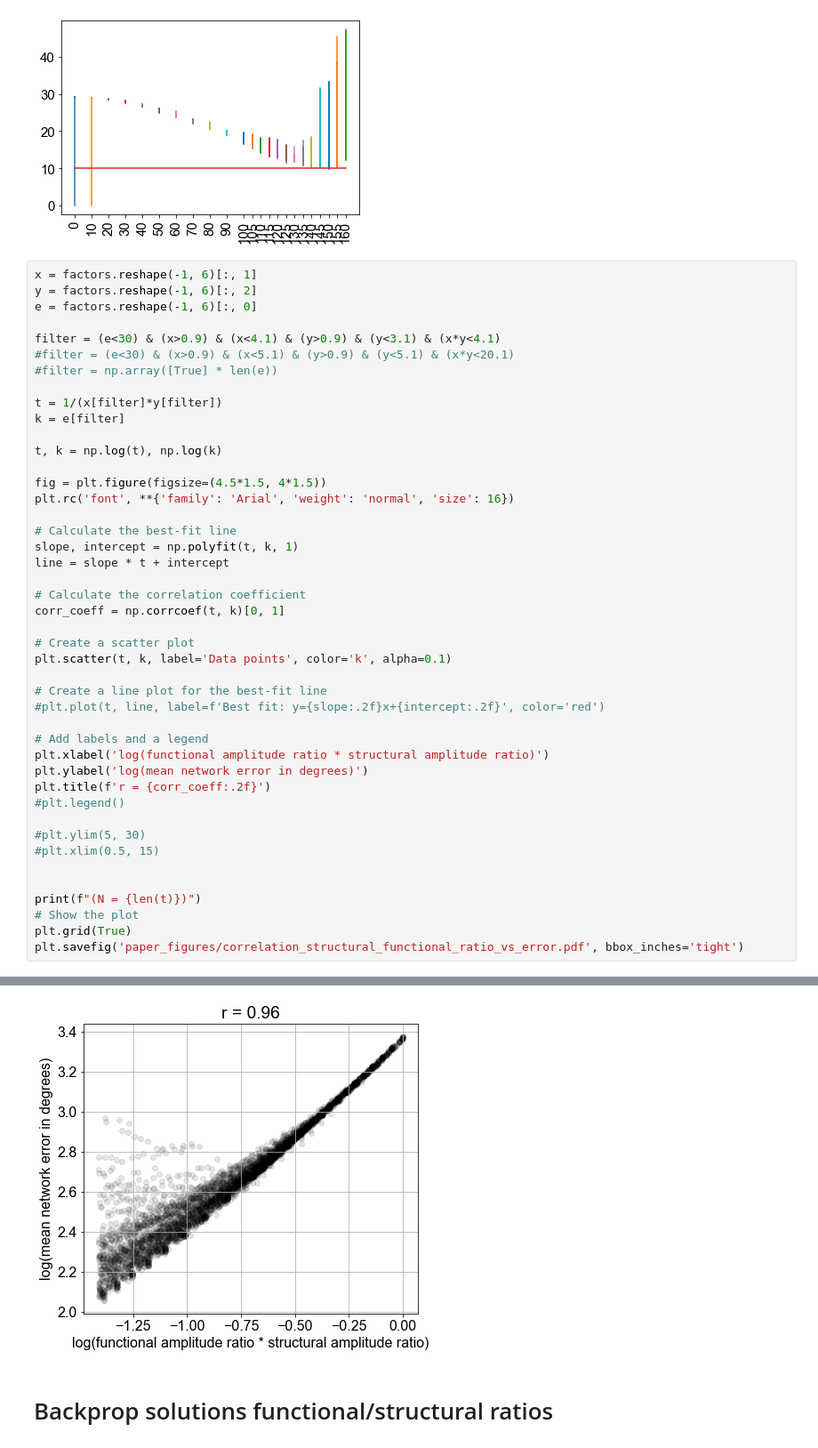
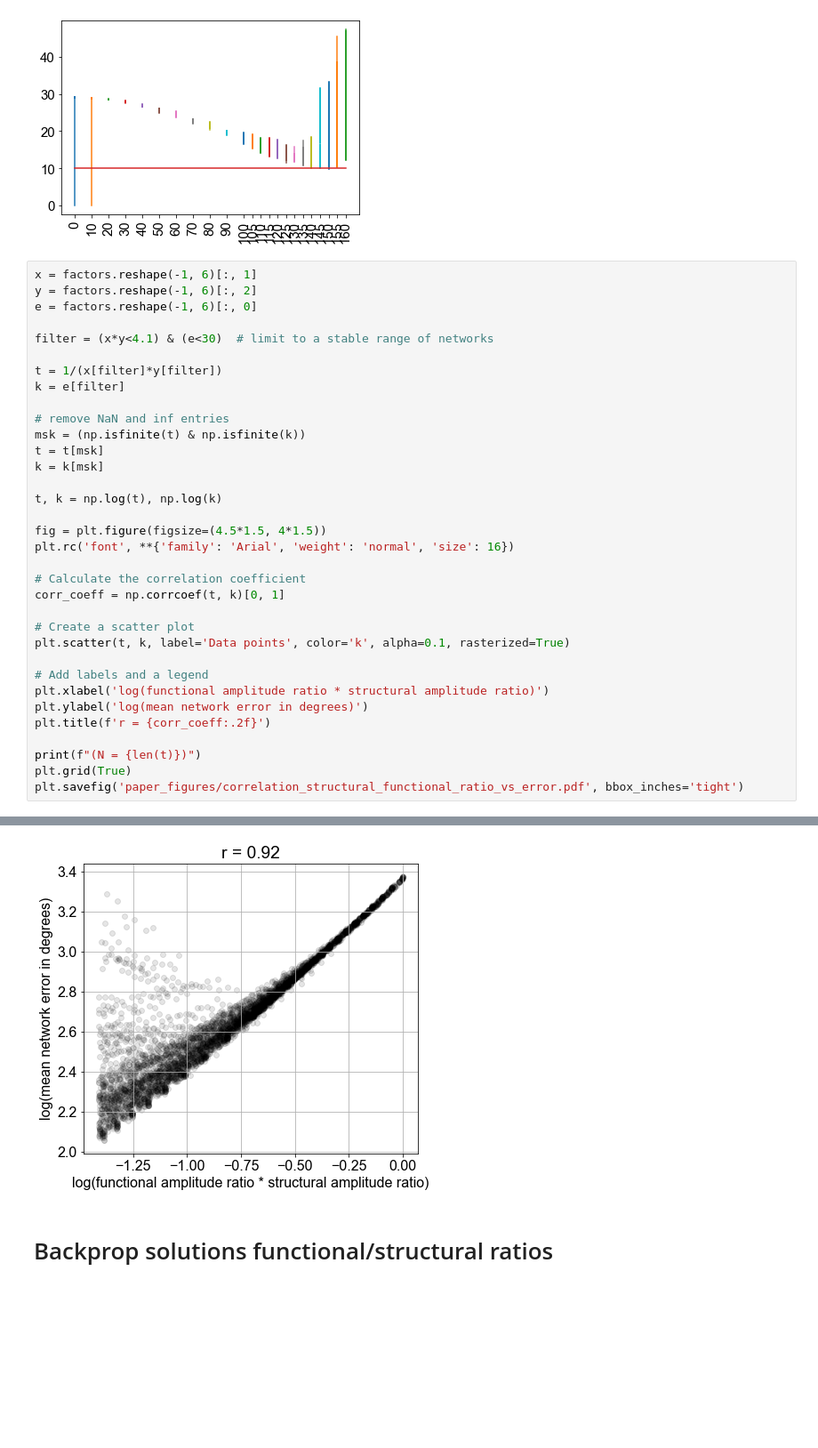
Before and after one commit to azaho/ccn_story3, a Jupyter notebook: radius.ipynb, the cells around one changed output, grey strips where cells are left out. Shown: that part at 89% size. Drawn from its saved outputs; the diff is of its cells as text; blank space fills up the shorter version.

```diff
--- a/radius.ipynb
+++ b/radius.ipynb
@@ -299,43 +306,33 @@ x = factors.reshape(-1, 6)[:, 1]
 y = factors.reshape(-1, 6)[:, 2]
 e = factors.reshape(-1, 6)[:, 0]
 
-filter = (e<30) & (x>0.9) & (x<4.1) & (y>0.9) & (y<3.1) & (x*y<4.1)
-#filter = (e<30) & (x>0.9) & (x<5.1) & (y>0.9) & (y<5.1) & (x*y<20.1)
-#filter = np.array([True] * len(e))
+filter = (x*y<4.1) & (e<30)  # limit to a stable range of networks
 
 t = 1/(x[filter]*y[filter])
 k = e[filter]
+
+# remove NaN and inf entries
+msk = (np.isfinite(t) & np.isfinite(k))
+t = t[msk]
+k = k[msk]
 
 t, k = np.log(t), np.log(k)
 
 fig = plt.figure(figsize=(4.5*1.5, 4*1.5))
 plt.rc('font', **{'family': 'Arial', 'weight': 'normal', 'size': 16})
 
-# Calculate the best-fit line
-slope, intercept = np.polyfit(t, k, 1)
-line = slope * t + intercept
-
 # Calculate the correlation coefficient
 corr_coeff = np.corrcoef(t, k)[0, 1]
 
 # Create a scatter plot
-plt.scatter(t, k, label='Data points', color='k', alpha=0.1)
-
-# Create a line plot for the best-fit line
-#plt.plot(t, line, label=f'Best fit: y={slope:.2f}x+{intercept:.2f}', color='red')
+plt.scatter(t, k, label='Data points', color='k', alpha=0.1, rasterized=True)
 
 # Add labels and a legend
 plt.xlabel('log(functional amplitude ratio * structural amplitude ratio)')
 plt.ylabel('log(mean network error in degrees)')
 plt.title(f'r = {corr_coeff:.2f}')
-#plt.legend()
-
-#plt.ylim(5, 30)
-#plt.xlim(0.5, 15)
-
 
 print(f"(N = {len(t)})")
-# Show the plot
 plt.grid(True)
 plt.savefig('paper_figures/correlation_structural_functional_ratio_vs_error.pdf', bbox_inches='tight')
 # %% [output]
@@ -343,4 +340,4 @@ plt.savefig('paper_figures/correlation_structural_functional_ratio_vs_error.pdf'
-[figure, old version]
+[figure, new version]
 # %% [markdown]
 # Backprop solutions functional/structural ratios
 # %%
```
Also changed, not shown: parts of 15 cells of this notebook, 6 other files.
